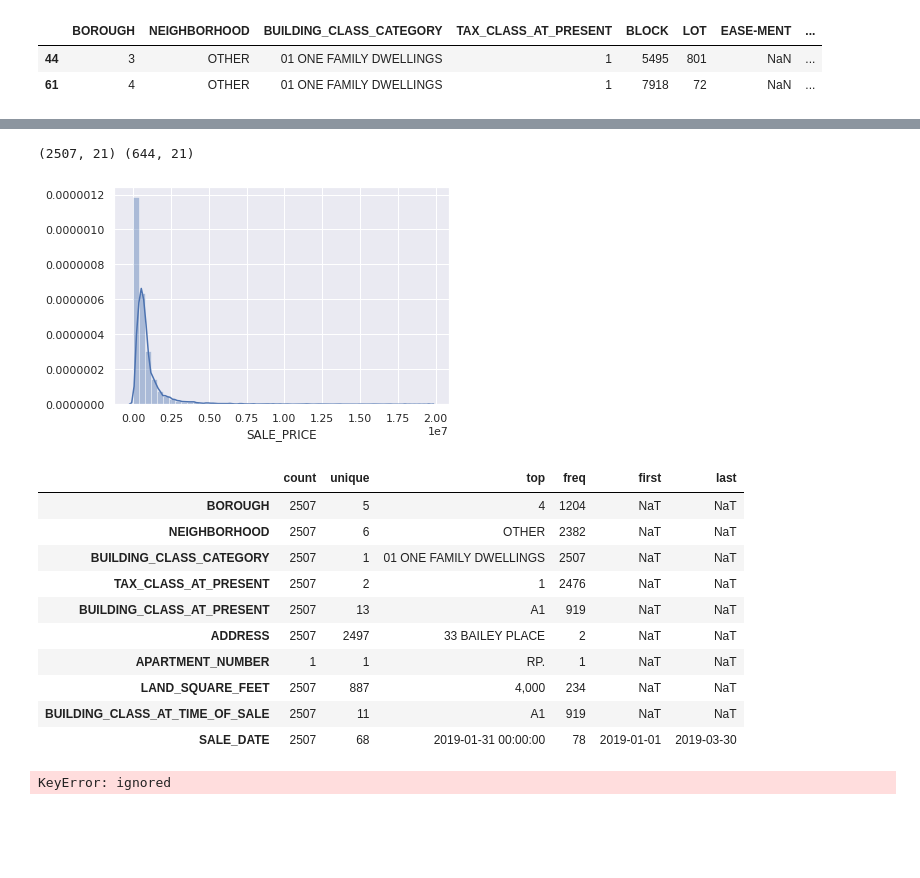
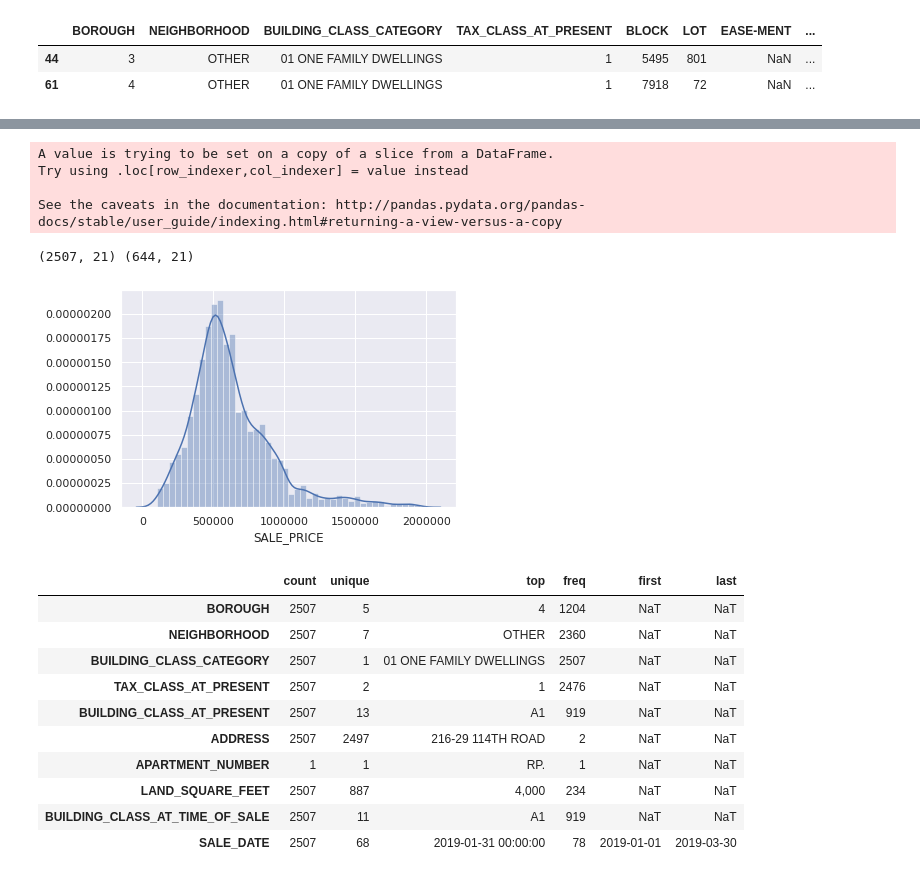
Before and after one commit to oferbaharav/DS-Unit-2-Linear-Models, a Jupyter notebook: module3-ridge-regression/Copy_of_assignment_regression_classification_3.ipynb, the cells around one changed output, grey strips where cells are left out. Cells and saved outputs as stored; diff of their text form; code cells hidden in the pictures; blank space fills up the shorter version.

```diff
--- a/module3-ridge-regression/Copy_of_assignment_regression_classification_3.ipynb
+++ b/module3-ridge-regression/Copy_of_assignment_regression_classification_3.ipynb
@@ -154,6 +108,6 @@ df.head(2)
 # %%
-df1 = df[(df['BUILDING_CLASS_CATEGORY'] == '01 ONE FAMILY DWELLINGS') & (df['SALE_PRICE'] > 100000) & (df['SALE_PRICE'] < 2000000)]
-df1.head(2)
+df_subset = df[(df['BUILDING_CLASS_CATEGORY'] == '01 ONE FAMILY DWELLINGS') & (df['SALE_PRICE'] > 100000) & (df['SALE_PRICE'] < 2000000)]
+df_subset.head(2)
 # %% [output]
 |  | BOROUGH | NEIGHBORHOOD | BUILDING_CLASS_CATEGORY | TAX_CLASS_AT_PRESENT | BLOCK | LOT | EASE-MENT | ... |
 | 44 | 3 | OTHER | 01 ONE FAMILY DWELLINGS | 1 | 5495 | 801 | NaN | ... |
@@ -175,40 +125,46 @@ df = df[(df['SALE_PRICE'] >= np.percentile(df['SALE_PRICE'], 0.5)) &
 # %%
 %matplotlib inline
 import seaborn as sns
 import matplotlib.pyplot as plt
 sns.set()
 
-df['SALE_DATE'] = pd.to_datetime(df['SALE_DATE'], infer_datetime_format=True)
+df_subset['SALE_DATE'] = pd.to_datetime(df_subset['SALE_DATE'], infer_datetime_format=True)
 cutoff = pd.to_datetime('04/01/2019')
-train = df1[df1.SALE_DATE < cutoff]
-test = df1[df1.SALE_DATE >= cutoff]
+train = df_subset[df_subset.SALE_DATE < cutoff]
+test = df_subset[df_subset.SALE_DATE >= cutoff]
 print(train.shape, test.shape)
-AX = sns.distplot(df['SALE_PRICE'])
+AX = sns.distplot(df_subset['SALE_PRICE'])
 # %% [output]
-(2507, 21) (644, 21)
+A value is trying to be set on a copy of a slice from a DataFrame.
+Try using .loc[row_indexer,col_indexer] = value instead
+
+See the caveats in the documentation: http://pandas.pydata.org/pandas-docs/stable/user_guide/indexing.html#returning-a-view-versus-a-copy
+(2507, 21) (644, 21)
-[figure, old version]
+[figure, new version]
 # %%
+# to find cardinality of categorical variables
 train.select_dtypes(exclude='number').describe().T
 # %% [output]
 |  | count | unique | top | freq | first | last |
 | BOROUGH | 2507 | 5 | 4 | 1204 | NaT | NaT |
-| NEIGHBORHOOD | 2507 | 6 | OTHER | 2382 | NaT | NaT |
+| NEIGHBORHOOD | 2507 | 7 | OTHER | 2360 | NaT | NaT |
 | BUILDING_CLASS_CATEGORY | 2507 | 1 | 01 ONE FAMILY DWELLINGS | 2507 | NaT | NaT |
 | TAX_CLASS_AT_PRESENT | 2507 | 2 | 1 | 2476 | NaT | NaT |
 | BUILDING_CLASS_AT_PRESENT | 2507 | 13 | A1 | 919 | NaT | NaT |
-| ADDRESS | 2507 | 2497 | 33 BAILEY PLACE | 2 | NaT | NaT |
+| ADDRESS | 2507 | 2497 | 216-29 114TH ROAD | 2 | NaT | NaT |
 | APARTMENT_NUMBER | 1 | 1 | RP. | 1 | NaT | NaT |
 | LAND_SQUARE_FEET | 2507 | 887 | 4,000 | 234 | NaT | NaT |
 | BUILDING_CLASS_AT_TIME_OF_SALE | 2507 | 11 | A1 | 919 | NaT | NaT |
 | SALE_DATE | 2507 | 68 | 2019-01-31 00:00:00 | 78 | 2019-01-01 | 2019-03-30 |
 # %%
 target = 'SALE_PRICE'
-high_cardinality = ['ADDRESS', 'APARTMENT_NUMBER', 'LAND_SQUARE_FEET']
+#SALE_DATE not categorical, but need to mask it due to datetime which is a
+#datatype the mnodel below in kfeatures selections cannot read
+high_cardinality = ['ADDRESS', 'APARTMENT_NUMBER', 'LAND_SQUARE_FEET', 'SALE_DATE', 'EASE-MENT', 'BOROUGH',
+'NEIGHBORHOOD', 'BUILDING_CLASS_AT_PRESENT']
 features = train.columns.drop([target] + high_cardinality)
-
-x_train = train[features]
+#X is input y is output
+X_train = train[features]
 y_train = train[target]
-x_test = test[features]
+X_test = test[features]
 y_test = test[target]
-# %% [output]
-KeyError: ignored
```
Also changed, not shown: parts of 21 cells of this notebook.
